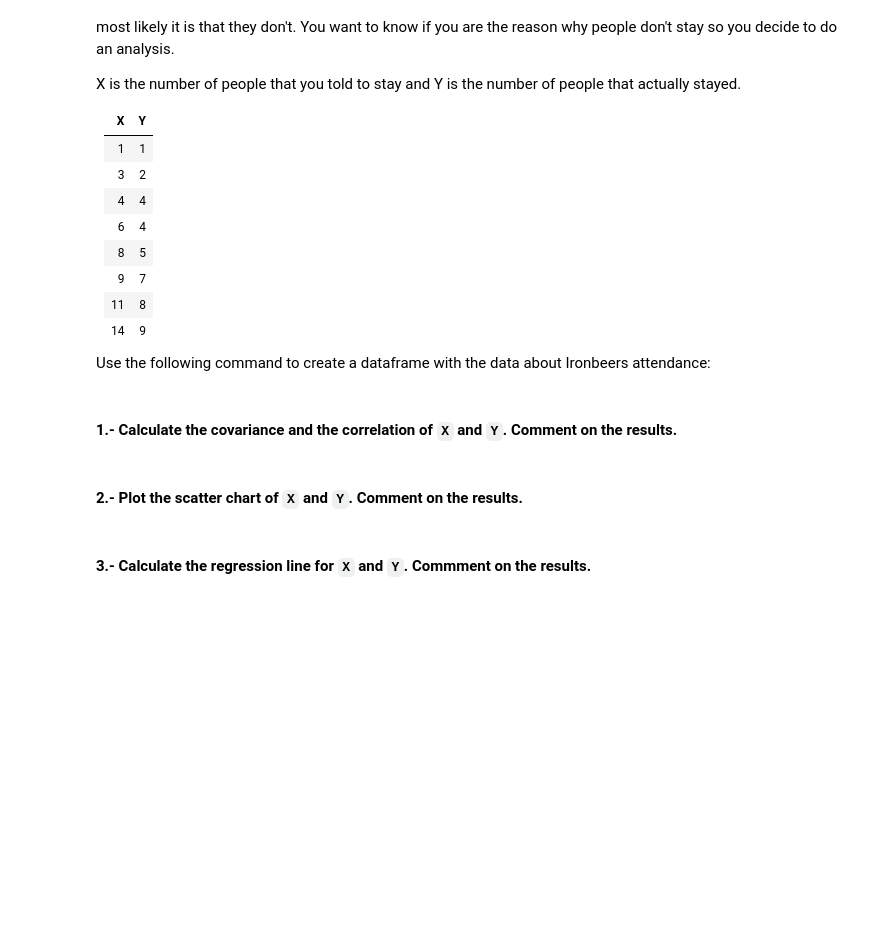
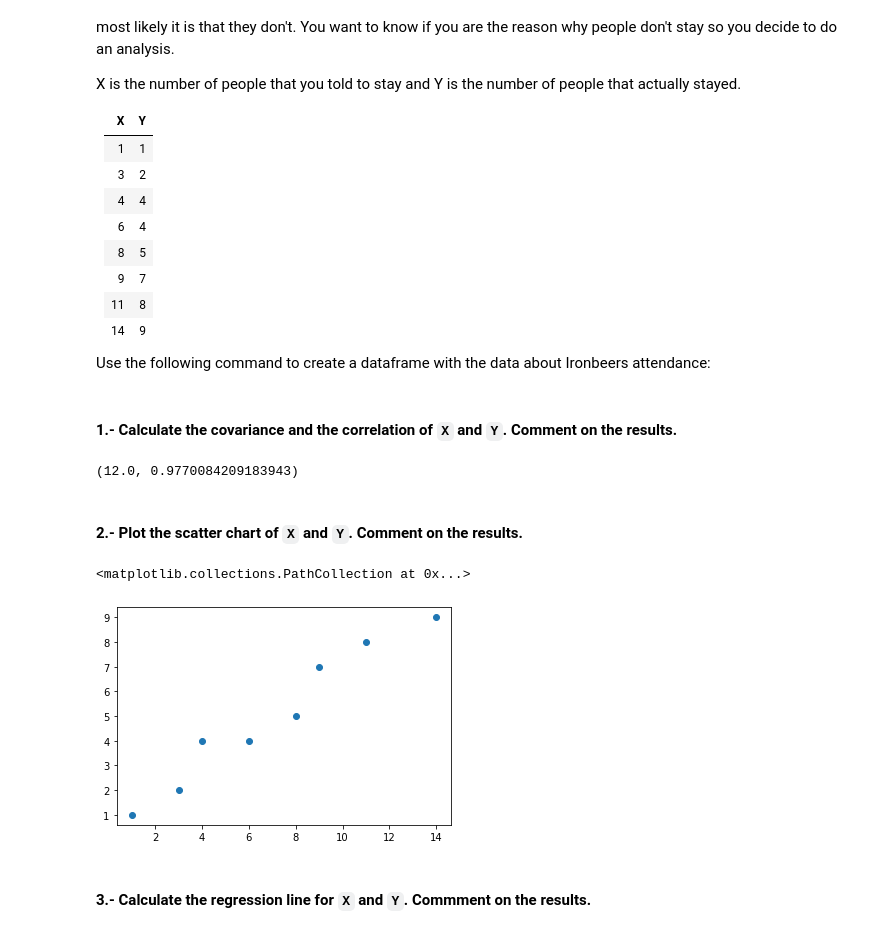
Before and after one commit to ta-data-remote/lab-linear-regression-correlation, a Jupyter notebook: your-code/main.ipynb, the cells around one changed output. Drawn from its saved outputs; the diff is of its cells as text; code cells hidden in the pictures; blank space fills up the shorter version.

```diff
--- a/your-code/main.ipynb
+++ b/your-code/main.ipynb
@@ -82,9 +130,19 @@ ironbeers_df = pd.DataFrame({'X': [1,3,4,6,8,9,11,14], 'Y': [1,2,4,4,5,7,8,9]})
+# %%
+# your code here
+cov_2, corr_2 = cov_corr(x = ironbeers_df['X'], y = ironbeers_df['Y'])
+cov_2, corr_2
+# %% [output]
+(12.0, 0.9770084209183943)
 # %%
 # your comments here
 # %% [markdown]
 #### 2.- Plot the scatter chart of `X` and `Y`. Comment on the results.
 # %%
 # your code here
+plt.scatter(x = ironbeers_df['X'], y = ironbeers_df['Y'])
+# %% [output]
+<matplotlib.collections.PathCollection at 0x...>
+[figure, added]
 # %%
 # your comments here
 # %% [markdown]
```
Also changed, not shown: parts of 19 cells of this notebook.
